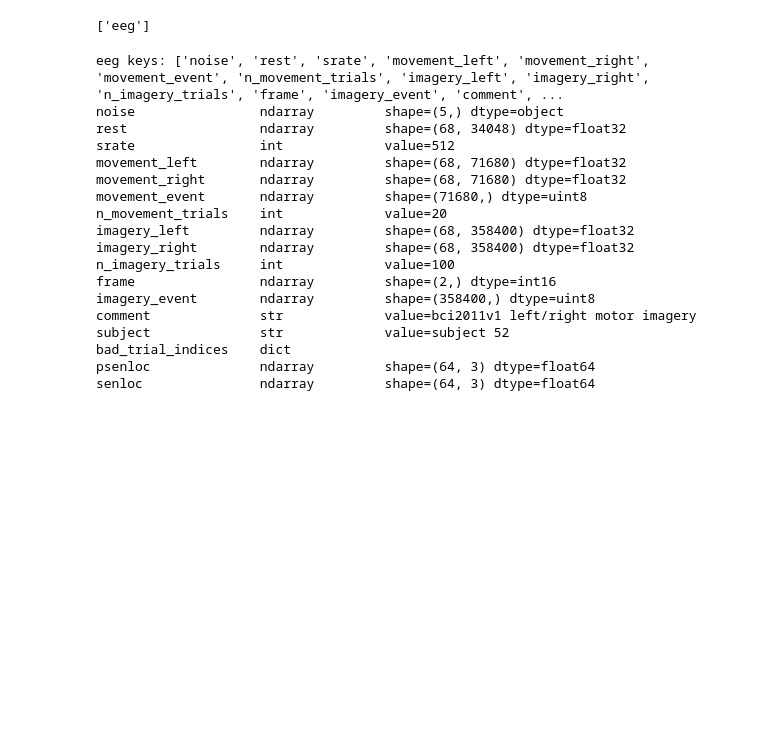
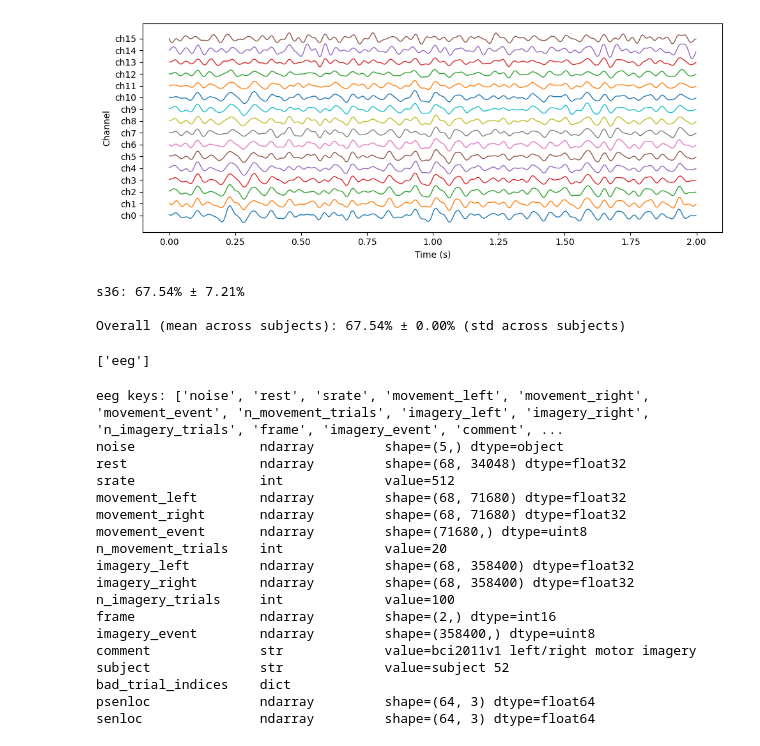
Before and after one commit to annzb/eeg-mi-decoders, a Jupyter notebook: data/ds1.ipynb, the cells around one changed output. Cells and saved outputs as stored; diff of their text form; code cells hidden in the pictures; blank space fills up the shorter version.

Commit message:
Test basic classifier

```diff
--- a/data/ds1.ipynb
+++ b/data/ds1.ipynb
@@ -125,0 +254,28 @@ Total EEG data: 4219.19 MB
+# %%
+def plot_sample(sample, fs=512, channels=None, max_channels=16, title=None):
+
+
+    # Robust scaling for offsets (avoids single bad channel ruining plot)
+    scale = np.median(np.std(sample[channels], axis=1))
+    if not np.isfinite(scale) or scale == 0:
+        scale = 1.0
+    offset = 5.0 * scale
+
+    plt.figure(figsize=(10, 4))
+    for i, ch in enumerate(channels):
+        plt.plot(t, sample[ch] + i * offset, linewidth=1)
+
+    plt.yticks(
+        [i * offset for i in range(len(channels))],
+        [f"ch{ch}" for ch in channels],
+    )
+    plt.xlabel("Time (s)")
+    plt.ylabel("Channel")
+    if title is not None:
+        plt.title(title)
+    plt.tight_layout()
+    plt.show()
+# %%
+plot_sample(X[0])
+# %% [output]
+[figure, added]
@@ -126,3 +392,9 @@ Total EEG data: 4219.19 MB
+# %%
+results = evaluate_all_subjects(X, Y, groups, fs=512, n_repeats=120, test_frac=0.30, seed=42)
+# %% [output]
+s36: 67.54% ± 7.21%
+
+Overall (mean across subjects): 67.54% ± 0.00% (std across subjects)
 # %%
 s52_path = os.path.join(DATASET_PATH, 's52.mat')
 mat = loadmat(s52_path, simplify_cells=True)
```
Also changed, not shown: parts of 8 cells of this notebook.
